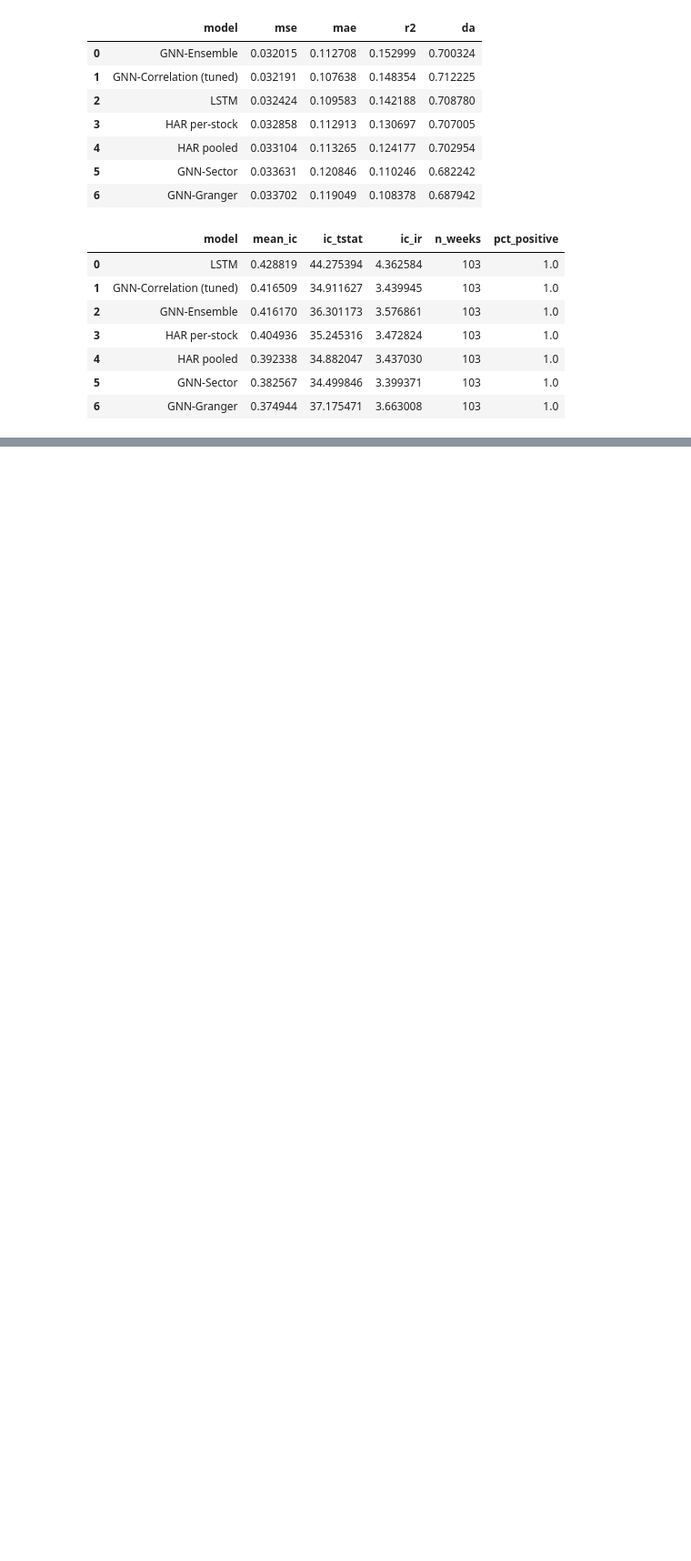
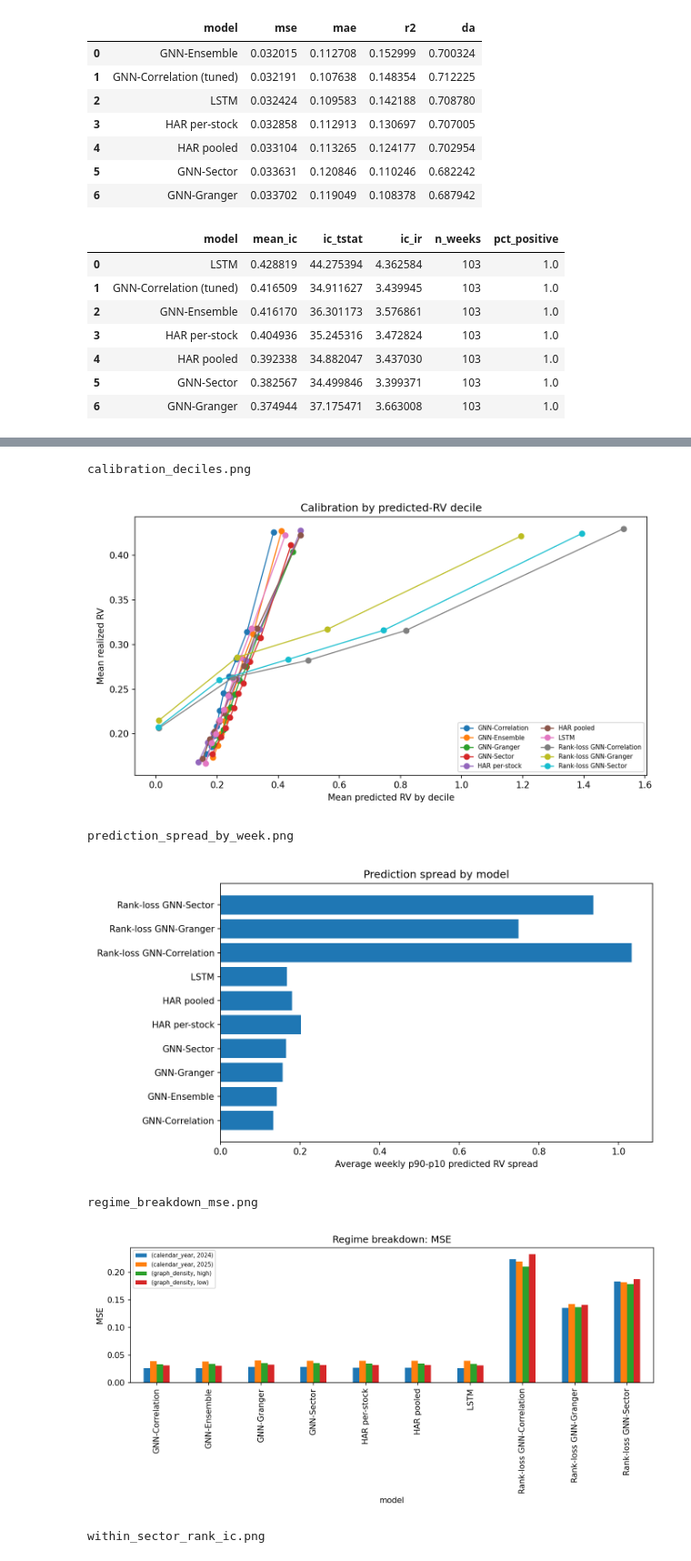
Before and after one commit to waderylan/sp500-gnn, a Jupyter notebook: notebooks/05_evaluate.ipynb, the cells around one changed output, grey strips where cells are left out. Shown at 91% size. Saved outputs shown, nothing was run; the diff lists cells and outputs as text; code cells hidden in the pictures; blank space fills up the shorter version.

```diff
--- a/notebooks/05_evaluate.ipynb
+++ b/notebooks/05_evaluate.ipynb
@@ -433,0 +561,22 @@ Frozen baseline snapshot
+# %%
+# STEP5_DIAGNOSTICS_FIGURES
+from IPython.display import Image, display
+from pathlib import Path
+
+figures_dir = Path('../data/results/figures')
+for filename in [
+    'calibration_deciles.png',
+    'prediction_spread_by_week.png',
+    'regime_breakdown_mse.png',
+    'within_sector_rank_ic.png',
+]:
+    print(filename)
+    display(Image(filename=str(figures_dir / filename)))
+# %% [output]
+calibration_deciles.png
+[figure, added]
+prediction_spread_by_week.png
+[figure, added]
+regime_breakdown_mse.png
+[figure, added]
+within_sector_rank_ic.png
```
Also changed, not shown: parts of 7 cells of this notebook, 3 other files.
